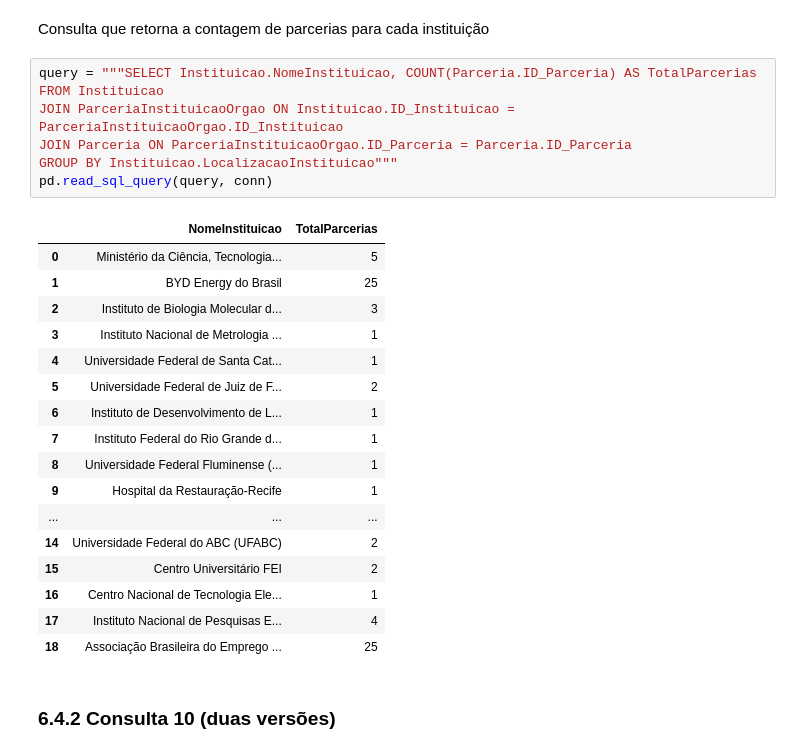
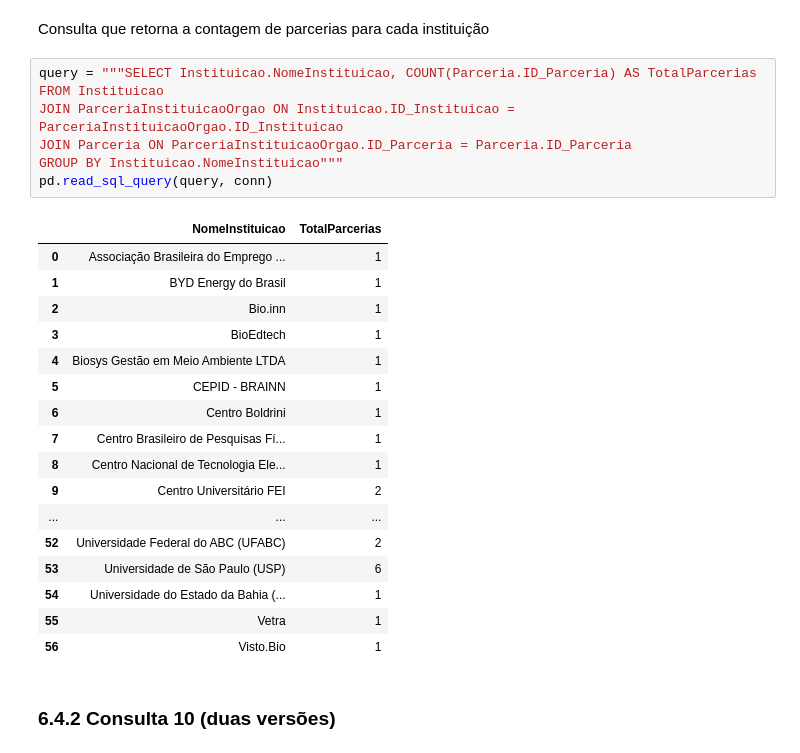
Before and after one commit to RodolfoLessa/TP2_IBD, a Jupyter notebook: TP2.ipynb, the cells around one changed output. Drawn from its saved outputs; the diff is of its cells as text.

```diff
--- a/TP2.ipynb
+++ b/TP2.ipynb
@@ -674,28 +674,28 @@ Consulta que retorna a contagem de parcerias para cada instituição
 # %%
 query = """SELECT Instituicao.NomeInstituicao, COUNT(Parceria.ID_Parceria) AS TotalParcerias
 FROM Instituicao
 JOIN ParceriaInstituicaoOrgao ON Instituicao.ID_Instituicao = ParceriaInstituicaoOrgao.ID_Instituicao
 JOIN Parceria ON ParceriaInstituicaoOrgao.ID_Parceria = Parceria.ID_Parceria
-GROUP BY Instituicao.LocalizacaoInstituicao"""
+GROUP BY Instituicao.NomeInstituicao"""
 pd.read_sql_query(query, conn)
 # %% [output]
 |  | NomeInstituicao | TotalParcerias |
-| 0 | Ministério da Ciência, Tecnologia... | 5 |
-| 1 | BYD Energy do Brasil | 25 |
-| 2 | Instituto de Biologia Molecular d... | 3 |
-| 3 | Instituto Nacional de Metrologia ... | 1 |
-| 4 | Universidade Federal de Santa Cat... | 1 |
-| 5 | Universidade Federal de Juiz de F... | 2 |
-| 6 | Instituto de Desenvolvimento de L... | 1 |
-| 7 | Instituto Federal do Rio Grande d... | 1 |
-| 8 | Universidade Federal Fluminense (... | 1 |
-| 9 | Hospital da Restauração-Recife | 1 |
+| 0 | Associação Brasileira do Emprego ... | 1 |
+| 1 | BYD Energy do Brasil | 1 |
+| 2 | Bio.inn | 1 |
+| 3 | BioEdtech | 1 |
+| 4 | Biosys Gestão em Meio Ambiente LTDA | 1 |
+| 5 | CEPID - BRAINN | 1 |
+| 6 | Centro Boldrini | 1 |
+| 7 | Centro Brasileiro de Pesquisas Fí... | 1 |
+| 8 | Centro Nacional de Tecnologia Ele... | 1 |
+| 9 | Centro Universitário FEI | 2 |
 | ... | ... | ... |
-| 14 | Universidade Federal do ABC (UFABC) | 2 |
-| 15 | Centro Universitário FEI | 2 |
-| 16 | Centro Nacional de Tecnologia Ele... | 1 |
-| 17 | Instituto Nacional de Pesquisas E... | 4 |
-| 18 | Associação Brasileira do Emprego ... | 25 |
+| 52 | Universidade Federal do ABC (UFABC) | 2 |
+| 53 | Universidade de São Paulo (USP) | 6 |
+| 54 | Universidade do Estado da Bahia (... | 1 |
+| 55 | Vetra | 1 |
+| 56 | Visto.Bio | 1 |
 # %% [markdown]
 ### 6.4.2 Consulta 10 (duas versões)
 # %% [markdown]
```
Also changed, not shown: parts of 1 cell of this notebook.
